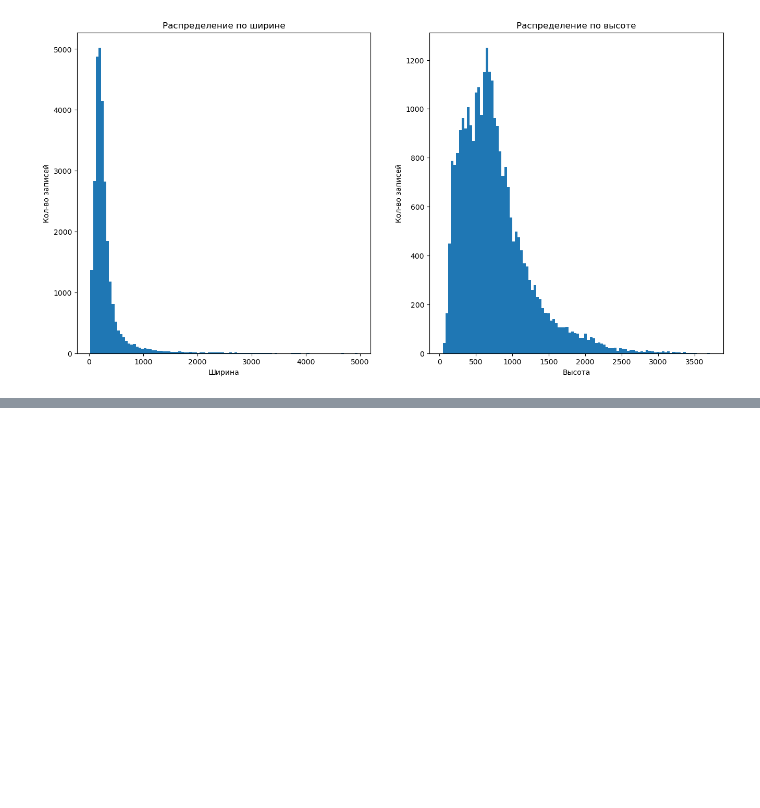
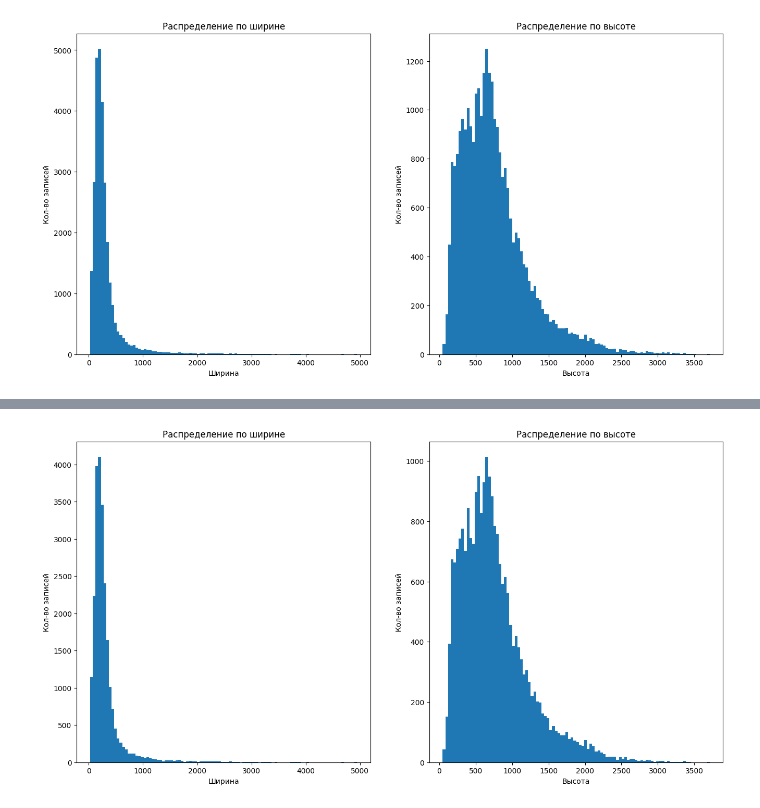
Before and after one commit to Sanch0pansa/feathers_recognition, a Jupyter notebook: data_analysis.ipynb, the cells around one changed output, grey strips where cells are left out. Drawn from its saved outputs; the diff is of its cells as text; code cells hidden in the pictures; blank space fills up the shorter version.

```diff
--- a/data_analysis.ipynb
+++ b/data_analysis.ipynb
@@ -247,0 +284,18 @@ plt.show()
+# %%
+plt.figure(figsize=(16, 8))
+
+plt.subplot(121)
+plt.hist(sizes['width'], bins=100)
+plt.xlabel("Ширина")
+plt.ylabel("Кол-во записей")
+plt.title("Распределение по ширине")
+
+plt.subplot(122)
+plt.hist(sizes['height'], bins=100)
+plt.xlabel("Высота")
+plt.ylabel("Кол-во записей")
+plt.title("Распределение по высоте")
+plt.savefig("p6.png")
+plt.show()
+# %% [output]
+[figure, added]
```
Also changed, not shown: parts of 2 cells of this notebook, 4 other files.
